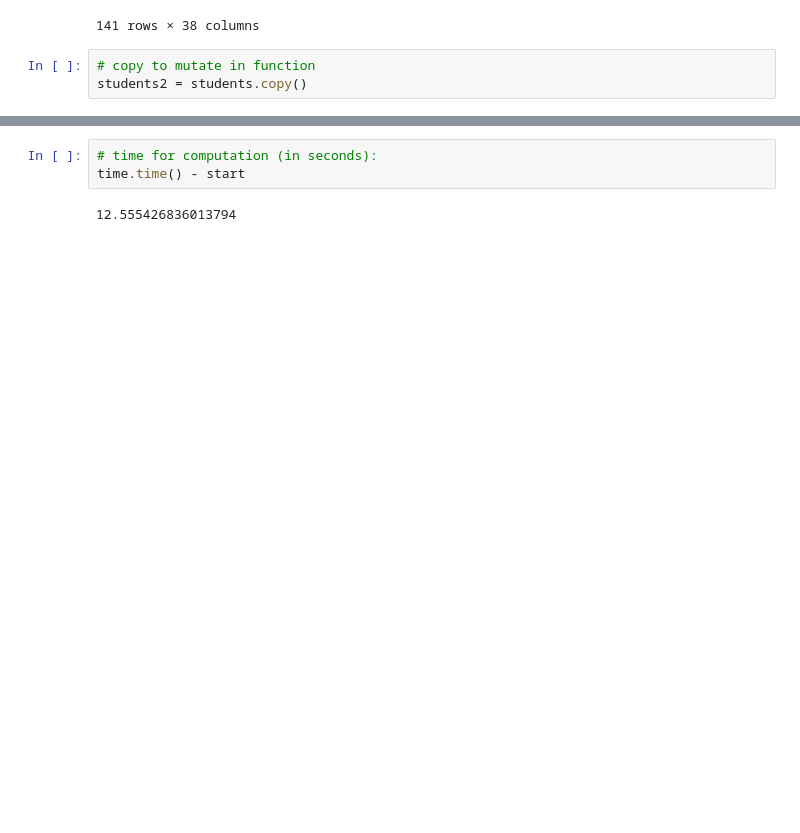
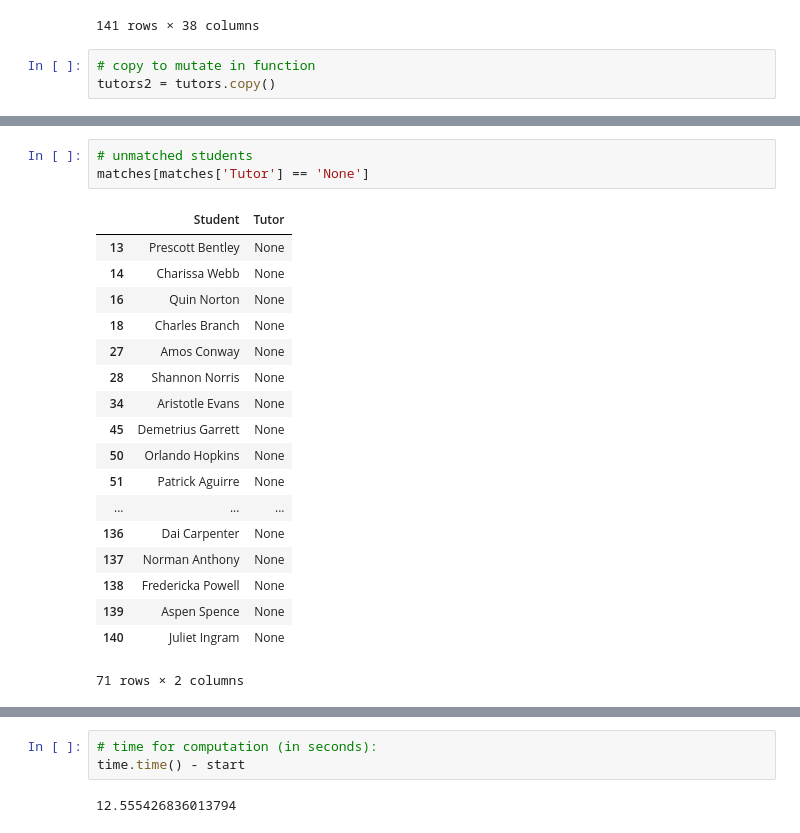
Before and after one commit to BerkeleyCodeology/TMC-Matching, a Jupyter notebook: MusicConnection.ipynb, the cells around one changed output, grey strips where cells are left out. Drawn from its saved outputs; the diff is of its cells as text; blank space fills up the shorter version.

```diff
--- a/MusicConnection.ipynb
+++ b/MusicConnection.ipynb
@@ -109,6 +109,6 @@ students
 141 rows × 38 columns
 # %%
 # copy to mutate in function
-students2 = students.copy()
+tutors2 = tutors.copy()
 # %%
 """
@@ -174,0 +176,22 @@ matches
+# %%
+# unmatched students
+matches[matches['Tutor'] == 'None']
+# %% [output]
+|  | Student | Tutor |
+| 13 | Prescott Bentley | None |
+| 14 | Charissa Webb | None |
+| 16 | Quin Norton | None |
+| 18 | Charles Branch | None |
+| 27 | Amos Conway | None |
+| 28 | Shannon Norris | None |
+| 34 | Aristotle Evans | None |
+| 45 | Demetrius Garrett | None |
+| 50 | Orlando Hopkins | None |
+| 51 | Patrick Aguirre | None |
+| ... | ... | ... |
+| 136 | Dai Carpenter | None |
+| 137 | Norman Anthony | None |
+| 138 | Fredericka Powell | None |
+| 139 | Aspen Spence | None |
+| 140 | Juliet Ingram | None |
+71 rows × 2 columns
```
Also changed, not shown: parts of 6 cells of this notebook, 1 other file.
